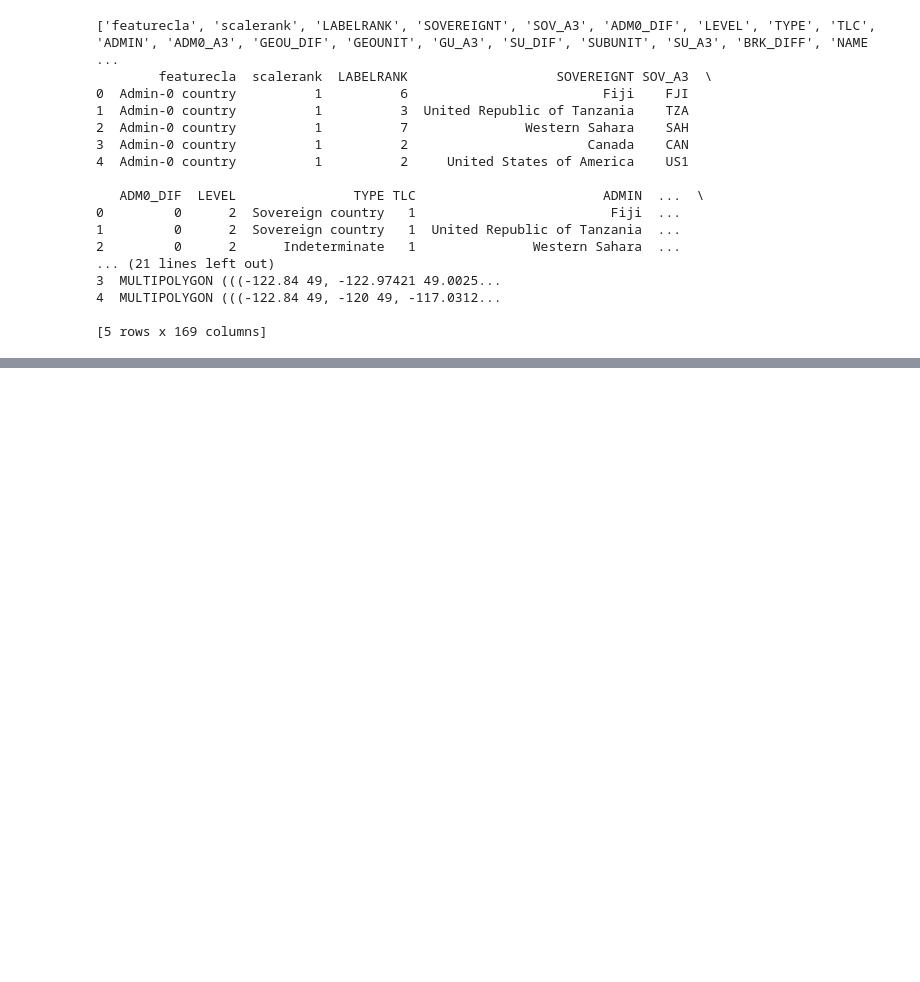
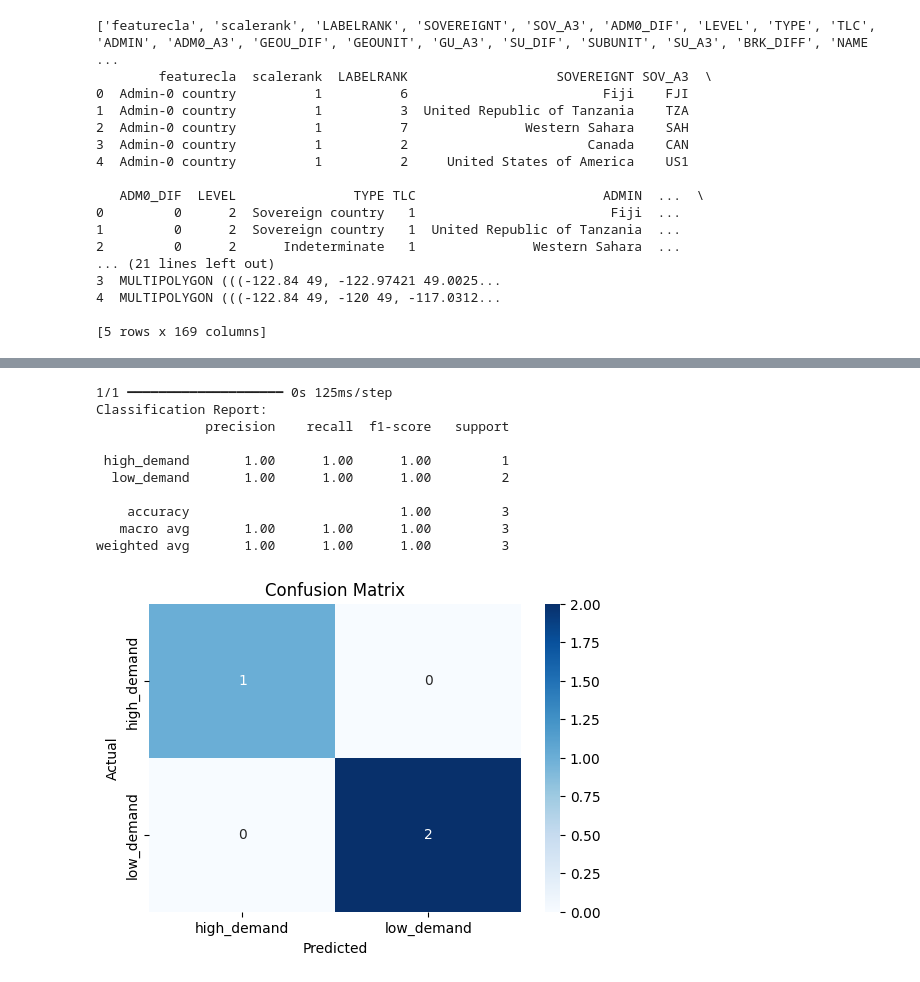
Before and after one commit to nmarizani/ml_pipeline_summative, a Jupyter notebook: notebook/vaccine_demand_prediction.ipynb, the cells around one changed output, grey strips where cells are left out. Saved outputs shown, nothing was run; the diff lists cells and outputs as text; code cells hidden in the pictures; blank space fills up the shorter version.

Commit message:
Classification report

```diff
--- a/notebook/vaccine_demand_prediction.ipynb
+++ b/notebook/vaccine_demand_prediction.ipynb
@@ -194,0 +335,35 @@ plt.show()
+# %%
+import seaborn as sns
+
+# Predict on test set
+y_pred_probs = model.predict(X_test)
+y_pred = np.argmax(y_pred_probs, axis=1)
+y_true = np.argmax(y_test, axis=1)
+
+# Classification report
+print("Classification Report:")
+print(classification_report(y_true, y_pred, target_names=le.classes_))
+
+# Confusion matrix
+conf_matrix = confusion_matrix(y_true, y_pred)
+
+# Plot confusion matrix
+plt.figure(figsize=(6, 4))
+sns.heatmap(conf_matrix, annot=True, fmt='d', cmap='Blues',
+            xticklabels=le.classes_, yticklabels=le.classes_)
+plt.xlabel('Predicted')
+plt.ylabel('Actual')
+plt.title('Confusion Matrix')
+plt.show()
+# %% [output]
+1/1 ━━━━━━━━━━━━━━━━━━━━ 0s 125ms/step
+Classification Report:
+              precision    recall  f1-score   support
+
+ high_demand       1.00      1.00      1.00         1
+  low_demand       1.00      1.00      1.00         2
+
+    accuracy                           1.00         3
+   macro avg       1.00      1.00      1.00         3
+weighted avg       1.00      1.00      1.00         3
+[figure, added]
```
Also changed, not shown: parts of 11 cells of this notebook.
